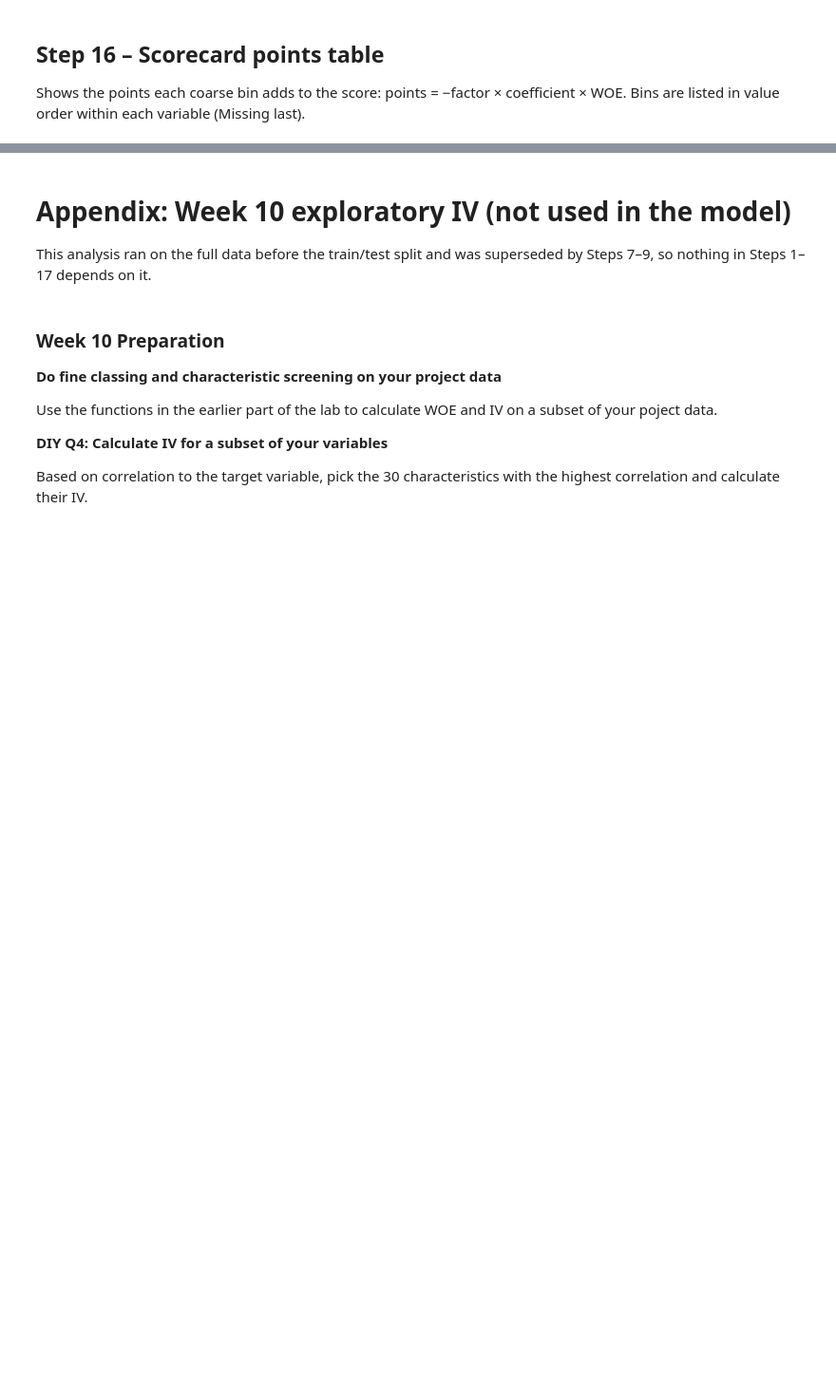
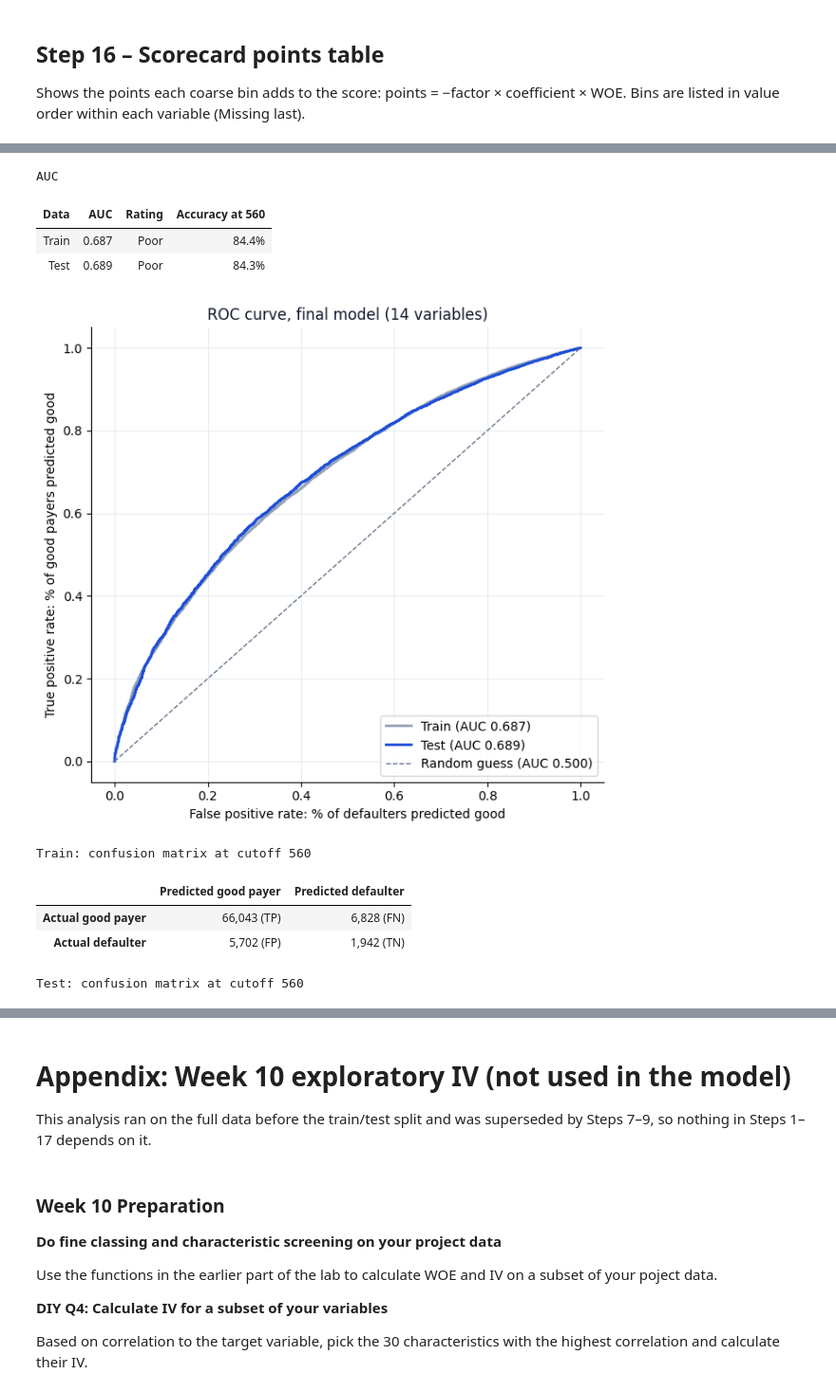
Before and after one commit to raykeat/fin-analytics-proj, a Jupyter notebook: is453_project_new.ipynb, the cells around one changed output, grey strips where cells are left out. Shown at 95% size. Drawn from its saved outputs; the diff is of its cells as text; code cells hidden in the pictures; blank space fills up the shorter version.

```diff
--- a/is453_project_new.ipynb
+++ b/is453_project_new.ipynb
@@ -1158,19 +1151,0 @@ In this run, four coefficients are positive: BUR_N_CLOSED, BUR_SUM_DEBT, BUR_LAS
-# %%
-lr = LogisticRegression(solver='liblinear', max_iter=1000, random_state=453)
-lr.fit(train_woe[final_features], train_df['TARGET'])
-train_probability = lr.predict_proba(train_woe[final_features])[:, 1]
-test_probability = lr.predict_proba(test_woe[final_features])[:, 1]
-train_auc = roc_auc_score(train_df['TARGET'], train_probability)
-test_auc = roc_auc_score(test_df['TARGET'], test_probability)
-print(f'Training AUC: {train_auc:.4f}')
-print(f'Test AUC: {test_auc:.4f}')
-
-coefficients = pd.Series(lr.coef_[0], index=final_features)
-print(f'\nIntercept: {lr.intercept_[0]:+.4f}')
-for feature, coefficient in coefficients.items():
-    flag = '   <-- POSITIVE: collinearity concern' if coefficient > 0 else ''
-    print(f'  {feature:<28} {coefficient:+.4f}{flag}')
-if (coefficients > 0).any():
-    print('\nPositive coefficients:', coefficients[coefficients > 0].index.tolist())
-else:
-    print('\nAll coefficients are negative, as expected.')
@@ -1269,0 +1292,61 @@ Base points: 580.1
+# %%
+from sklearn.metrics import roc_curve, precision_recall_fscore_support
+
+train_probability = lr.predict_proba(train_woe[final_features])[:, 1]   # predicted chance of default
+test_probability = lr.predict_proba(test_woe[final_features])[:, 1]
+train_auc = roc_auc_score(train_df['TARGET'], train_probability)
+test_auc = roc_auc_score(test_df['TARGET'], test_probability)
+
+def auc_band(auc):                                   # course AUC rating
+    for upper, label in [(0.6, 'Not useful'), (0.7, 'Poor'), (0.8, 'Fair'), (0.9, 'Good')]:
+        if auc < upper:
+            return label
+    return 'Excellent'
+
+cutoff_score = 560                                   # approve if the Step 15 score is at least 560
+datasets = {'Train': (train_df['TARGET'].to_numpy(), train_probability, np.asarray(train_score)),
+            'Test': (test_df['TARGET'].to_numpy(), test_probability, np.asarray(test_score))}
+
+auc_table = pd.DataFrame([{'Data': name, 'AUC': roc_auc_score(y, p), 'Rating': auc_band(roc_auc_score(y, p)),
+                           'Accuracy at 560': ((s < cutoff_score).astype(int) == y).mean()} for name, (y, p, s) in datasets.items()])
+display(auc_table.style.format({'AUC': '{:.3f}', 'Accuracy at 560': '{:.1%}'}).hide(axis='index').set_caption('AUC'))
+
+# ROC curve: positive class = good payer, so pass 1 - TARGET and the chance of being good
+fig, ax = plt.subplots(figsize=(6.5, 6))
+for (name, (y, p, _)), color in zip(datasets.items(), ['#94A3B8', '#1D4ED8']):
+    fpr, tpr, _ = roc_curve(1 - y, 1 - p)
+    ax.plot(fpr, tpr, color=color, linewidth=2, label=f'{name} (AUC {roc_auc_score(y, p):.3f})')
+ax.plot([0, 1], [0, 1], linestyle='--', color='#64748B', linewidth=1, label='Random guess (AUC 0.500)')
+ax.set_xlabel('False positive rate: % of defaulters predicted good')
+ax.set_ylabel('True positive rate: % of good payers predicted good')
+ax.set_title(f'ROC curve, final model ({len(final_features)} variables)', fontsize=12, color='#0F172A')
+ax.legend(loc='lower right')
+ax.grid(color='#E2E8F0', linewidth=0.6); ax.set_axisbelow(True)
+for side in ('top', 'right'): ax.spines[side].set_visible(False)
+plt.tight_layout()
+plt.show()
+
+# Confusion matrix (good payer = positive) and PCC measures at cutoff 560
+metric_rows = []
+for name, (y, p, s) in datasets.items():
+    predicted_bad = (s < cutoff_score).astype(int)
+    tp, fn, fp, tn = confusion_matrix(y, predicted_bad, labels=[0, 1]).ravel()
+    matrix = pd.DataFrame([[f'{tp:,} (TP)', f'{fn:,} (FN)'], [f'{fp:,} (FP)', f'{tn:,} (TN)']],
+                          index=['Actual good payer', 'Actual defaulter'], columns=['Predicted good payer', 'Predicted defaulter'])
+    display(matrix.style.set_caption(f'{name}: confusion matrix at cutoff {cutoff_score}'))
+    precision, recall, f1, support = precision_recall_fscore_support(y, predicted_bad, labels=[0, 1], zero_division=0)
+    for k, label in enumerate(['Good payer', 'Defaulter']):
+        metric_rows.append({'Data': name, 'Class': label, 'Precision': precision[k], 'Recall': recall[k], 'F1': f1[k], 'Count': support[k]})
+display(pd.DataFrame(metric_rows).style.format({'Precision': '{:.3f}', 'Recall': '{:.3f}', 'F1': '{:.3f}', 'Count': '{:,}'})
+        .hide(axis='index').set_caption(f'PCC measures at cutoff {cutoff_score}'))
+# %% [output]
+AUC
+| Data | AUC | Rating | Accuracy at 560 |
+| Train | 0.687 | Poor | 84.4% |
+| Test | 0.689 | Poor | 84.3% |
+[figure, added]
+Train: confusion matrix at cutoff 560
+|  | Predicted good payer | Predicted defaulter |
+| Actual good payer | 66,043 (TP) | 6,828 (FN) |
+| Actual defaulter | 5,702 (FP) | 1,942 (TN) |
+Test: confusion matrix at cutoff 560
```
Also changed, not shown: parts of 17 cells of this notebook.
